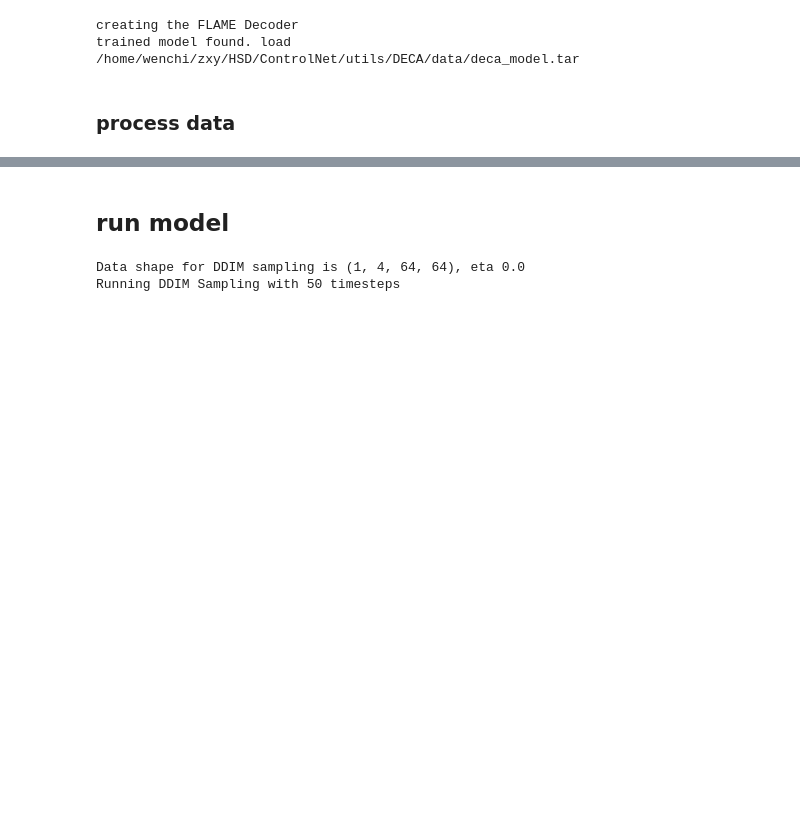
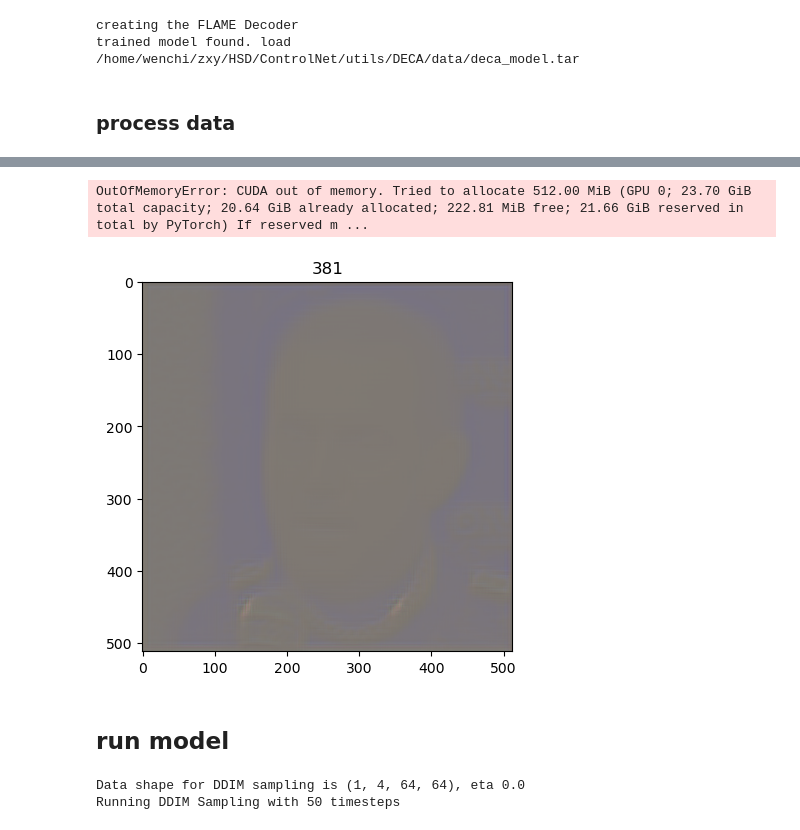
Before and after one commit to over-dosed/HeadSwap_diffusion, a Jupyter notebook: ControlNet/inference.ipynb, the cells around one changed output, grey strips where cells are left out. Drawn from its saved outputs; the diff is of its cells as text; code cells hidden in the pictures; blank space fills up the shorter version.

```diff
--- a/ControlNet/inference.ipynb
+++ b/ControlNet/inference.ipynb
@@ -250,3 +327,71 @@ batch = dict(target=target_image,
+# %%
+%matplotlib inline
+from IPython import display
+# ddim set
+
+## set input
+N = 1
+shape = (1, 4, 64, 64)
+img = torch.randn(shape, device=model.device)
+c_cat, c = c["c_concat"][0][:N], c["c_crossattn"][0][:N]
+cond={"c_concat": [c_cat], "c_crossattn": [c]}
+
+## set timestep
+timesteps = make_ddim_timesteps(num_ddim_timesteps=50, num_ddpm_timesteps=1000)
+time_range = np.flip(timesteps)
+total_steps = timesteps.shape[0]
+
+## set parameters
+to_torch = lambda x: x.clone().detach().to(torch.float32).to(model.device)
+alphas_cumprod = model.alphas_cumprod
+ddim_eta=0.
+ddim_sigmas, ddim_alphas, ddim_alphas_prev = make_ddim_sampling_parameters(alphacums=alphas_cumprod.cpu(), ddim_timesteps=timesteps, eta=ddim_eta)
+ddim_sqrt_one_minus_alphas = np.sqrt(1. - ddim_alphas)
+
+
+b, *_, device = *x_noisy.shape, x_noisy.device
+
+from tqdm import tqdm
+iterator = tqdm(time_range, desc='DDIM Sampler', total=total_steps)
+
+for i, step in enumerate(time_range):
+    index = total_steps - i - 1
+    ts = torch.full((b,), step, device=device, dtype=torch.long)
+
+    ## cat background & mask
+    img = torch.cat((img, x_start[:,4:,:,:]), dim=1)
+
+    ## run model
+    e_t = model.apply_model(img, ts, cond)
+
+    ## get parameters
+    a_t = torch.full((b, 1, 1, 1), ddim_alphas[index], device=device)
+    sigma_t = torch.full((b, 1, 1, 1), ddim_sigmas[index], device=device)
+    a_prev = torch.full((b, 1, 1, 1), ddim_alphas_prev[index], device=device)
+    sqrt_one_minus_at = torch.full((b, 1, 1, 1), ddim_sqrt_one_minus_alphas[index],device=device)
+
+    ## cal x_prev
+    pred_x0 = (img[:,:4,:,:] - sqrt_one_minus_at * e_t) / a_t.sqrt()
+    dir_xt = (1. - a_prev - sigma_t**2).sqrt() * e_t
+    noise = sigma_t * noise_like(dir_xt.shape, device, repeat = False)
+    x_prev = a_prev.sqrt() * pred_x0 + dir_xt + noise
+
+    img = x_prev
+    # img = pred_x0
+
+
+    ## show image
+    recon = model.decode_first_stage(img)
+    recon = recon.detach().cpu().numpy()
+    recon = ((recon.squeeze(0).transpose(1, 2, 0) + 1.0 ) * 127.5).astype(np.uint8)
+
+    plt.imshow(recon)
+    plt.title(step)
+    display.display(plt.gcf())
+    display.clear_output(wait=True)
+# %% [output]
+OutOfMemoryError: CUDA out of memory. Tried to allocate 512.00 MiB (GPU 0; 23.70 GiB total capacity; 20.64 GiB already allocated; 222.81 MiB free; 21.66 GiB reserved in total by PyTorch) If reserved m ...
+[figure, added]
 # %% [markdown]
 ## run model
 # %%
```
Also changed, not shown: parts of 12 cells of this notebook, 8 other files.
